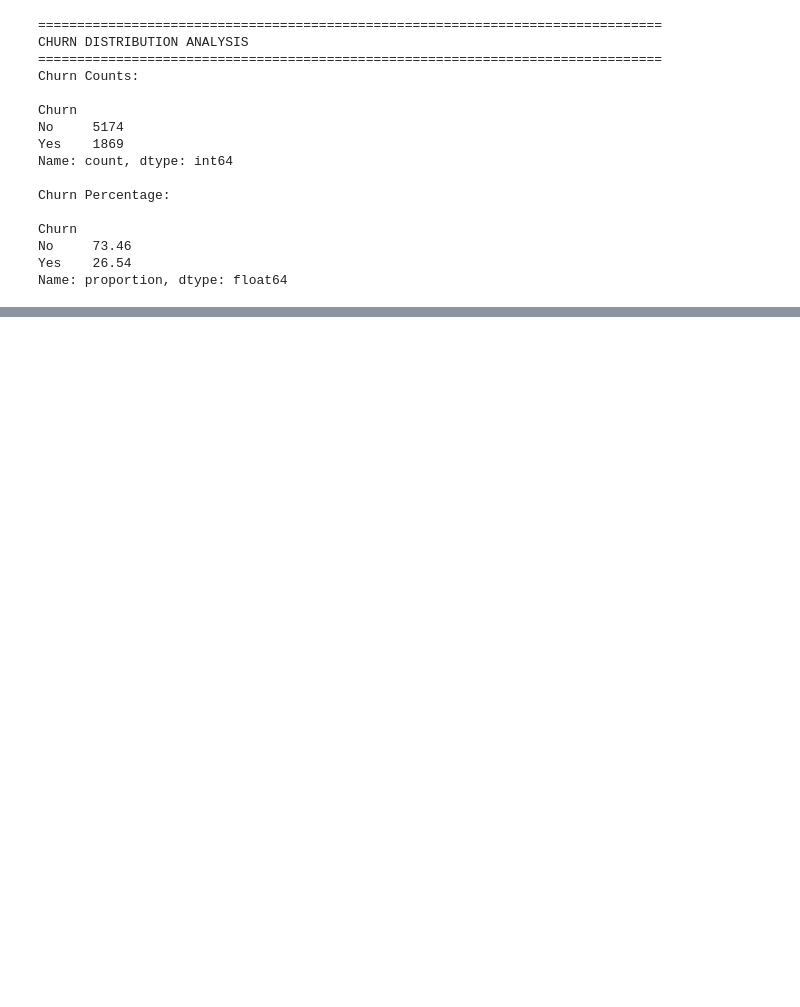
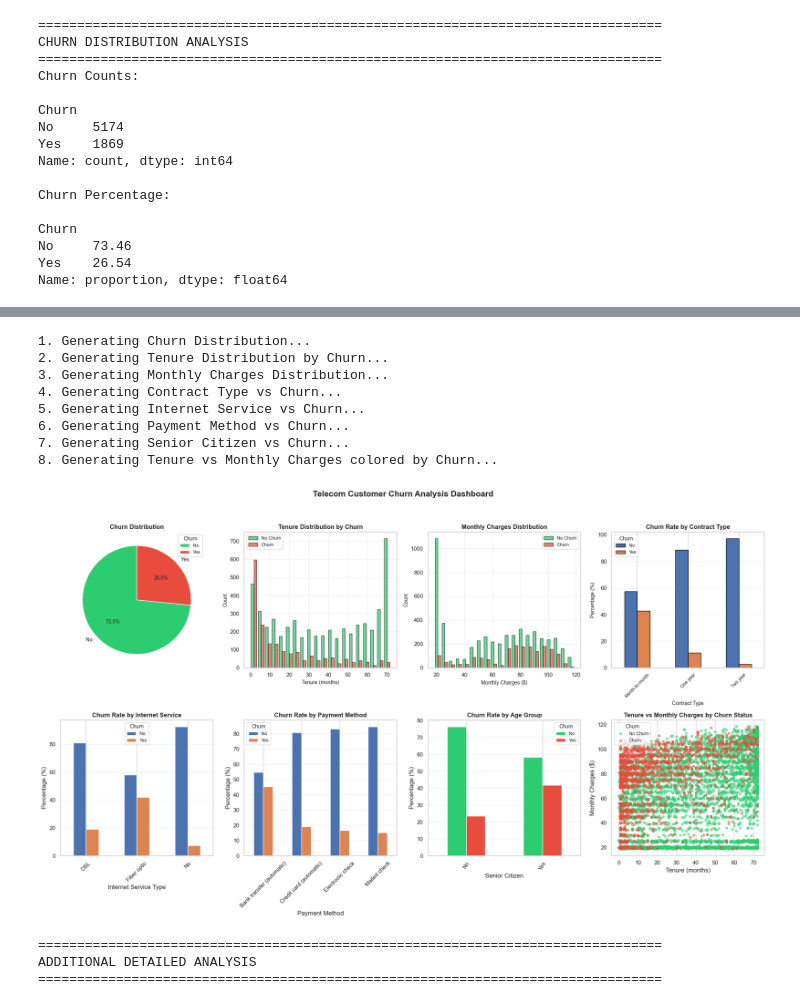
Before and after one commit to akkwok2099/data-analytics-portfolio, a Jupyter notebook: notebooks/01_customer_churn_analysis.ipynb, the cells around one changed output, grey strips where cells are left out. Saved outputs shown, nothing was run; the diff lists cells and outputs as text; code cells hidden in the pictures; blank space fills up the shorter version.

```diff
--- a/notebooks/01_customer_churn_analysis.ipynb
+++ b/notebooks/01_customer_churn_analysis.ipynb
@@ -315,8 +303,0 @@ axes[0, 3].tick_params(axis='x', rotation=45)
-# %%
-# 5. Internet Service vs Churn
-internet_churn = pd.crosstab(telecom_clean['InternetService'], telecom_clean['Churn'], normalize='index') * 100
-internet_churn.plot(kind='bar', ax=axes[1, 0], color=['#2ecc71', '#e74c3c'])
-axes[1, 0].set_xlabel('Internet Service Type')
-axes[1, 0].set_ylabel('Percentage (%)')
-axes[1, 0].set_title('Churn Rate by Internet Service', fontweight='bold')
-axes[1, 0].tick_params(axis='x', rotation=45)
@@ -322,0 +438,25 @@ axes[1, 0].tick_params(axis='x', rotation=45)
+# %%
+# Ensure Churn is properly labeled for plotting
+# Create a copy with proper labels
+telecom_plot = telecom_clean.copy()
+# %%
+# Map numerical Churn back to labels for clear plotting
+churn_labels = {0: 'No', 1: 'Yes'}
+telecom_plot['Churn_Label'] = telecom_plot['Churn'].map(churn_labels)
+
+# Map mumerical InternetService to internet_service_labels
+internet_service_labels = {0: 'DSL', 1: 'Fiber optic', 2: 'No'}
+telecom_plot['Internet_Service_Label'] = telecom_plot['InternetService'].map(internet_service_labels)
+
+# Map mumerical contract type to contract_labels
+contract_labels = {0: 'Month-to-month', 1: 'One year', 2: 'Two year'}
+telecom_plot['Contract_Label'] = telecom_plot['Contract'].map(contract_labels)
+
+# Map mumerical PaymentMethod to payment_labels
+payment_labels = {0: 'Electronic check', 1: 'Mailed check', 2: 'Bank transfer (automatic)', 3: 'Credit card (automatic)'}
+telecom_plot['Payment_Label'] = telecom_plot['PaymentMethod'].map(payment_labels)
+
+# Map numerical TenureGroup to tenure_group_labels
+tenure_group_labels = {0: '0-1yr', 1: '1-2yr', 2: '2-3yr', 3: '3-4yr', 4: '4-5yr',
+                    5: '5-6yr', 6: '6-7yr', 7: '7-8yr', 8: '8-9yr', 9: '9-10yr'}
+telecom_plot['TenureGroup_Label'] = telecom_plot['TenureGroup'].map(tenure_group_labels)
@@ -322,0 +592,21 @@ axes[1, 0].tick_params(axis='x', rotation=45)
+# %%
+plot_churn_visualization(telecom_plot)
+# %% [output]
+1. Generating Churn Distribution...
+2. Generating Tenure Distribution by Churn...
+3. Generating Monthly Charges Distribution...
+4. Generating Contract Type vs Churn...
+5. Generating Internet Service vs Churn...
+6. Generating Payment Method vs Churn...
+7. Generating Senior Citizen vs Churn...
+8. Generating Tenure vs Monthly Charges colored by Churn...
+[figure, added]
+# %%
+# Create additional detailed visualization
+print("\n" + "="*80)
+print("ADDITIONAL DETAILED ANALYSIS")
+print("="*80)
+# %% [output]
+================================================================================
+ADDITIONAL DETAILED ANALYSIS
+================================================================================
```
Also changed, not shown: parts of 25 cells of this notebook, 2 other files.
